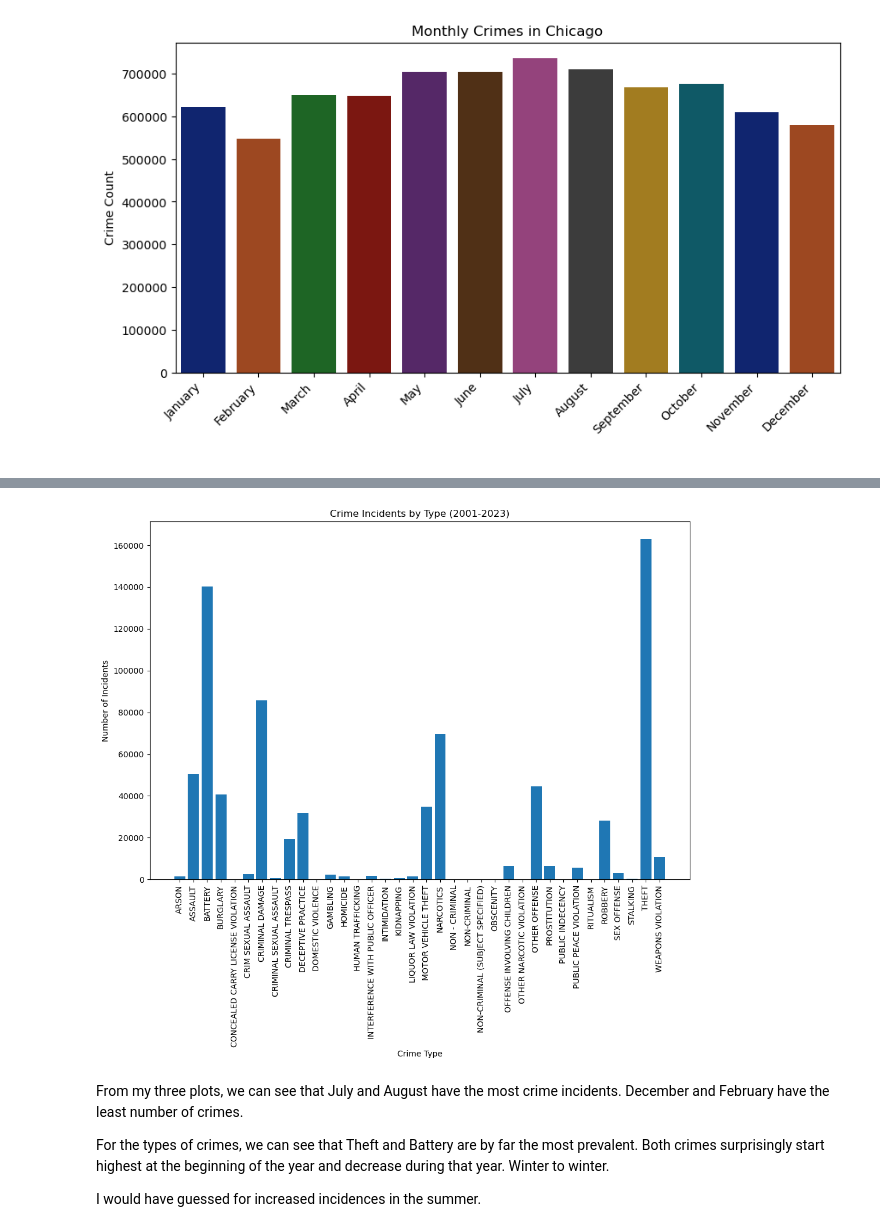
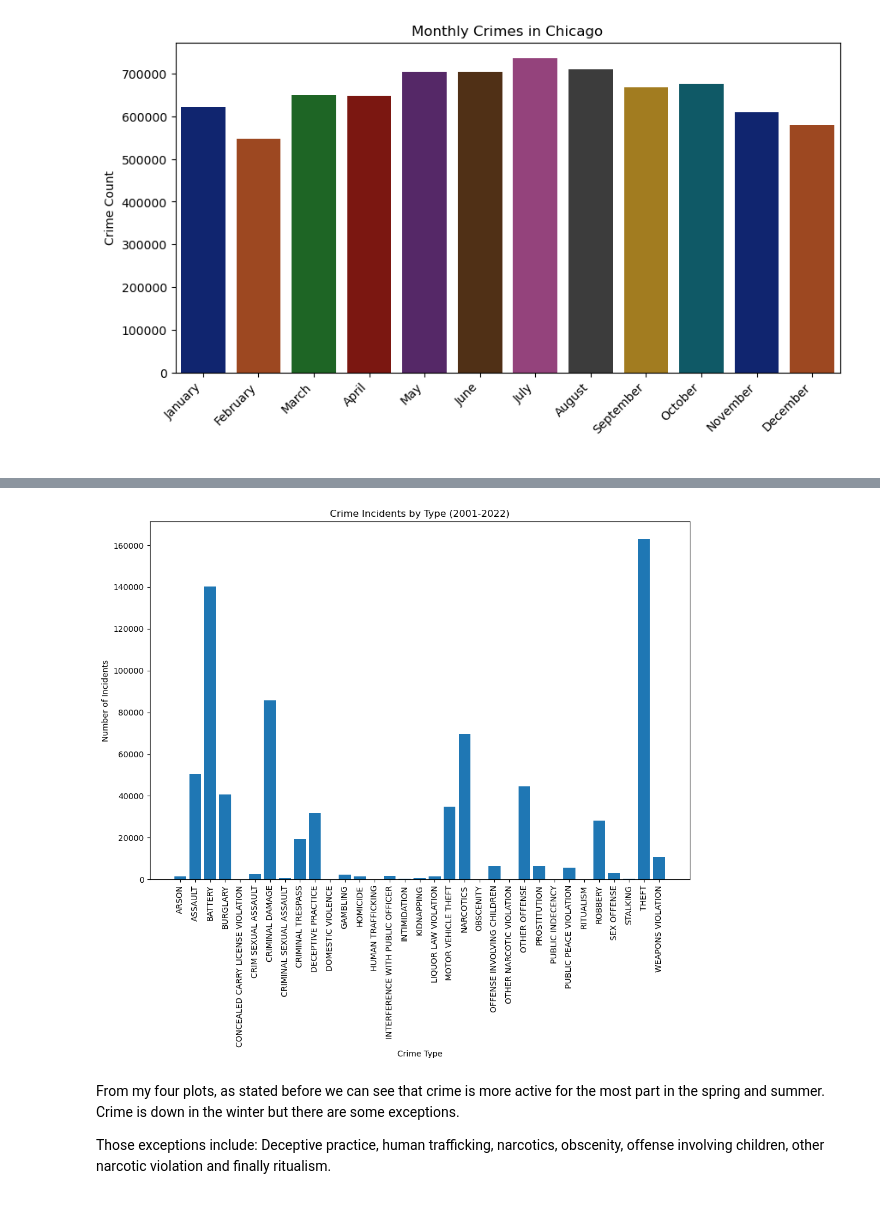
Before and after one commit to BenjaminEngel919/Project-4, a Jupyter notebook: Part 1.ipynb, the cells around one changed output, grey strips where cells are left out. Drawn from its saved outputs; the diff is of its cells as text; code cells hidden in the pictures.

```diff
--- a/Part 1.ipynb
+++ b/Part 1.ipynb
@@ -535,0 +594,3 @@ chicago_final.head(3)
+# %%
+chicago3 = chicago_final[~not_crime]
+chicago3
@@ -535,0 +612,5 @@ chicago_final.head(3)
+# %%
+#Extracting the month
+chicago3['Month'] = chicago3.index.month
+chicago3['MonthName'] = chicago3.index.month_name()
+chicago3.head()
@@ -624,0 +691,3 @@ g.set(xticks=np.arange(12), xticklabels=['J', 'F', 'M', 'A', 'M', 'J', 'J', 'A',
+# %%
+crime_by_month = chicago3.groupby('Primary Type')['Month', 'MonthName'].value_counts().sort_index()
+crime_by_month
@@ -624,0 +728,3 @@ g.set(xticks=np.arange(12), xticklabels=['J', 'F', 'M', 'A', 'M', 'J', 'J', 'A',
+# %%
+crime_by_month_df = crime_by_month.to_frame('# of Crimes').reset_index()
+crime_by_month_df
@@ -625,23 +753,21 @@ g.set(xticks=np.arange(12), xticklabels=['J', 'F', 'M', 'A', 'M', 'J', 'J', 'A',
 # %%
 # Create a bar plot of the crime counts
 fig, ax = plt.subplots(figsize=(12, 8))
-ax.bar(crime_by_month['Primary Type'], crime_by_month['crime_count'])
+ax.bar(crime_by_month_df['Primary Type'], crime_by_month_df['# of Crimes'])
 
 # Set the plot title and axis labels
-ax.set_title('Crime Incidents by Type (2001-2023)')
+ax.set_title('Crime Incidents by Type (2001-2022)')
 ax.set_xlabel('Crime Type')
 ax.set_ylabel('Number of Incidents')
 
 # Rotate the x-axis labels for better readability
 plt.xticks(rotation=90)
 
 # Show the plot
 plt.show()
 # %% [output]
-[figure, old version]
+[figure, new version]
 # %% [markdown]
-From my three plots, we can see that July and August have the most crime incidents. December and February have the least number of crimes.
+From my four plots, as stated before we can see that crime is more active for the most part in the spring and summer. Crime is down in the winter but there are some exceptions.
 
-For the types of crimes, we can see that Theft and Battery  are by far the most prevalent. Both crimes surprisingly start highest at the beginning of the year and decrease during that year. Winter to winter.
-
-I would have guessed for increased incidences in the summer.
+Those exceptions include: Deceptive practice, human trafficking, narcotics, obscenity, offense involving children, other narcotic violation and finally ritualism.
```
Also changed, not shown: parts of 42 cells of this notebook.
